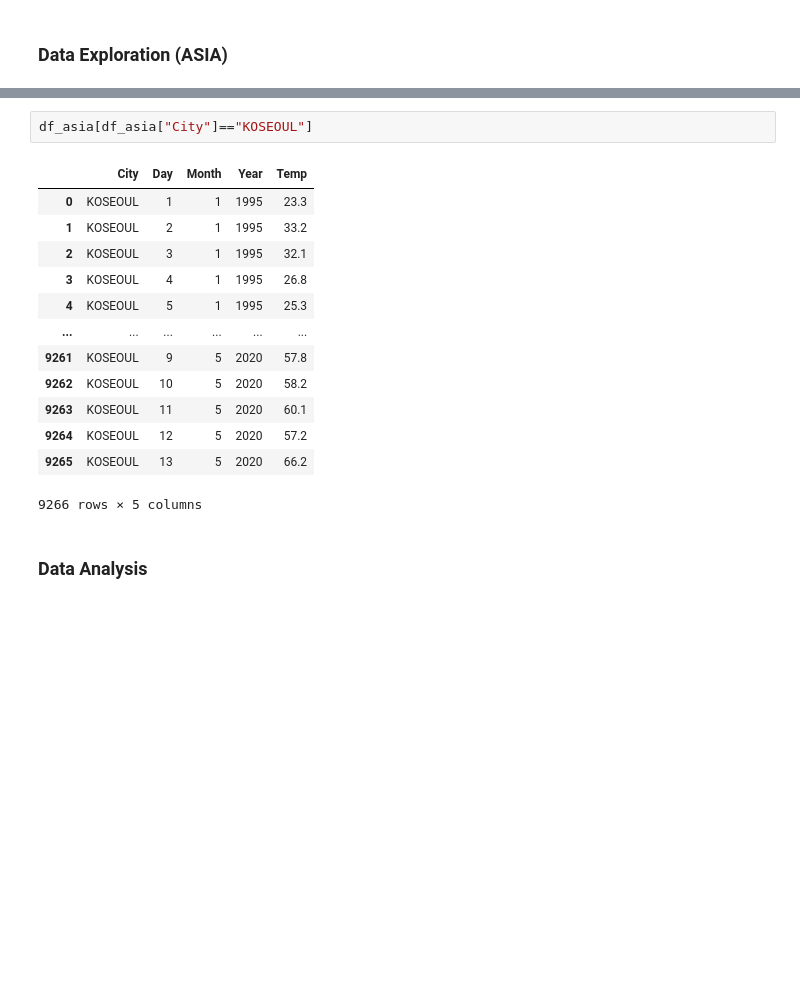
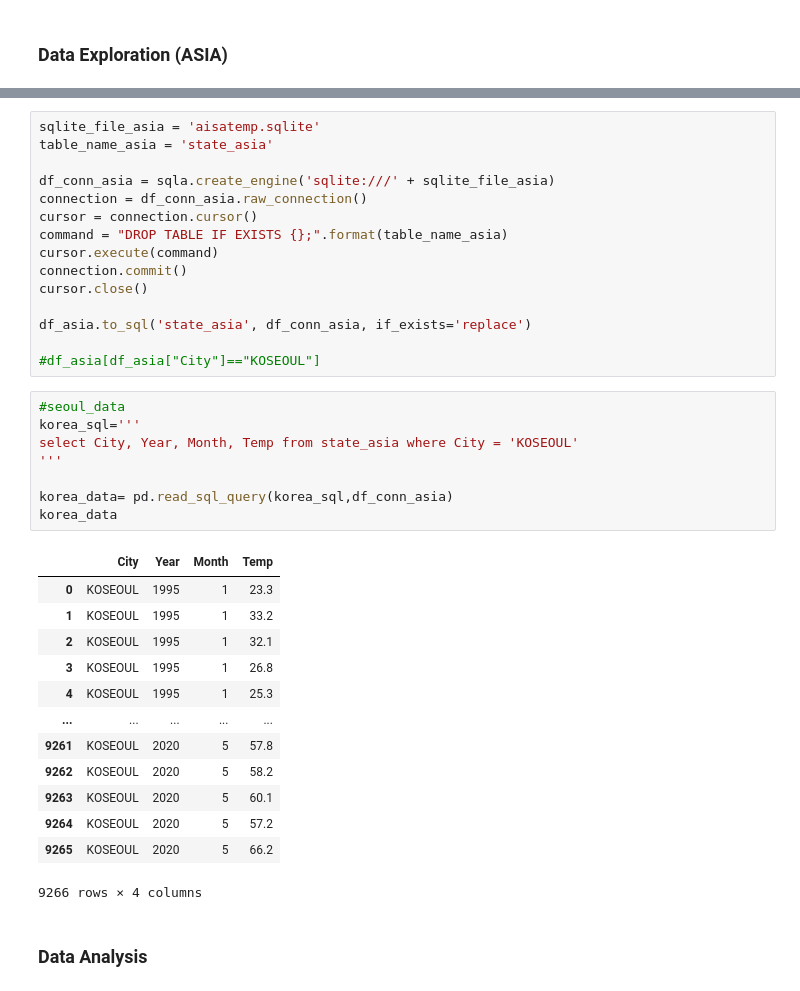
Before and after one commit to Wook22/UC-DAVIS, a Jupyter notebook: STA141B/STA141B.ipynb, the cells around one changed output, grey strips where cells are left out. Drawn from its saved outputs; the diff is of its cells as text; blank space fills up the shorter version.

```diff
--- a/STA141B/STA141B.ipynb
+++ b/STA141B/STA141B.ipynb
@@ -586,19 +575,40 @@ Name: City, Length: 308463, dtype: object
-# %%
-df_asia[df_asia["City"]=="KOSEOUL"]
-# %% [output]
-|  | City | Day | Month | Year | Temp |
-| 0 | KOSEOUL | 1 | 1 | 1995 | 23.3 |
-| 1 | KOSEOUL | 2 | 1 | 1995 | 33.2 |
-| 2 | KOSEOUL | 3 | 1 | 1995 | 32.1 |
-| 3 | KOSEOUL | 4 | 1 | 1995 | 26.8 |
-| 4 | KOSEOUL | 5 | 1 | 1995 | 25.3 |
-| ... | ... | ... | ... | ... | ... |
-| 9261 | KOSEOUL | 9 | 5 | 2020 | 57.8 |
-| 9262 | KOSEOUL | 10 | 5 | 2020 | 58.2 |
-| 9263 | KOSEOUL | 11 | 5 | 2020 | 60.1 |
-| 9264 | KOSEOUL | 12 | 5 | 2020 | 57.2 |
-| 9265 | KOSEOUL | 13 | 5 | 2020 | 66.2 |
-9266 rows × 5 columns
+# %%
+sqlite_file_asia = 'aisatemp.sqlite'
+table_name_asia = 'state_asia'
+
+df_conn_asia = sqla.create_engine('sqlite:///' + sqlite_file_asia)
+connection = df_conn_asia.raw_connection()
+cursor = connection.cursor()
+command = "DROP TABLE IF EXISTS {};".format(table_name_asia)
+cursor.execute(command)
+connection.commit()
+cursor.close()
+
+df_asia.to_sql('state_asia', df_conn_asia, if_exists='replace')
+
+#df_asia[df_asia["City"]=="KOSEOUL"]
+# %%
+#seoul_data
+korea_sql='''
+select City, Year, Month, Temp from state_asia where City = 'KOSEOUL'
+'''
+
+korea_data= pd.read_sql_query(korea_sql,df_conn_asia)
+korea_data
+# %% [output]
+|  | City | Year | Month | Temp |
+| 0 | KOSEOUL | 1995 | 1 | 23.3 |
+| 1 | KOSEOUL | 1995 | 1 | 33.2 |
+| 2 | KOSEOUL | 1995 | 1 | 32.1 |
+| 3 | KOSEOUL | 1995 | 1 | 26.8 |
+| 4 | KOSEOUL | 1995 | 1 | 25.3 |
+| ... | ... | ... | ... | ... |
+| 9261 | KOSEOUL | 2020 | 5 | 57.8 |
+| 9262 | KOSEOUL | 2020 | 5 | 58.2 |
+| 9263 | KOSEOUL | 2020 | 5 | 60.1 |
+| 9264 | KOSEOUL | 2020 | 5 | 57.2 |
+| 9265 | KOSEOUL | 2020 | 5 | 66.2 |
+9266 rows × 4 columns
 # %% [markdown]
 ### Data Analysis
 # %% [markdown]
```
Also changed, not shown: parts of 6 cells of this notebook, 2 other files.
